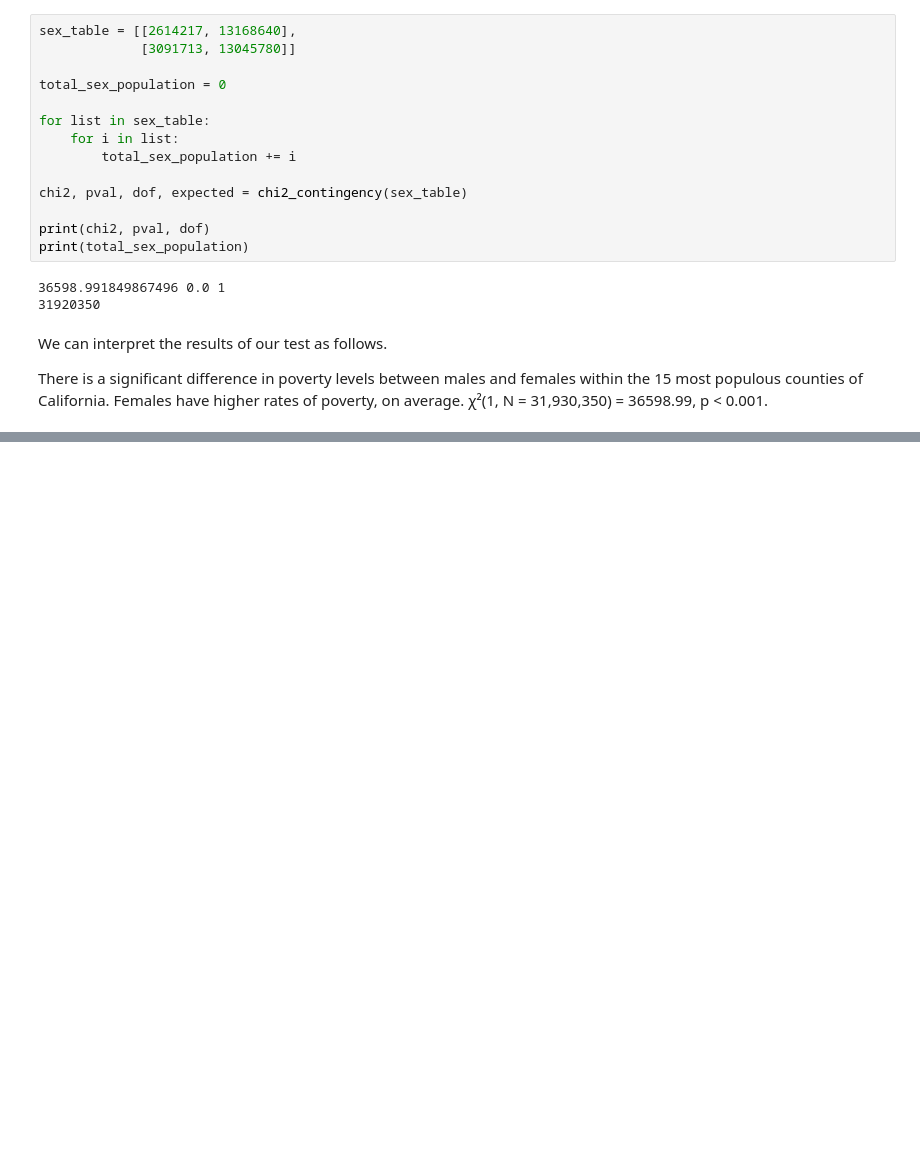
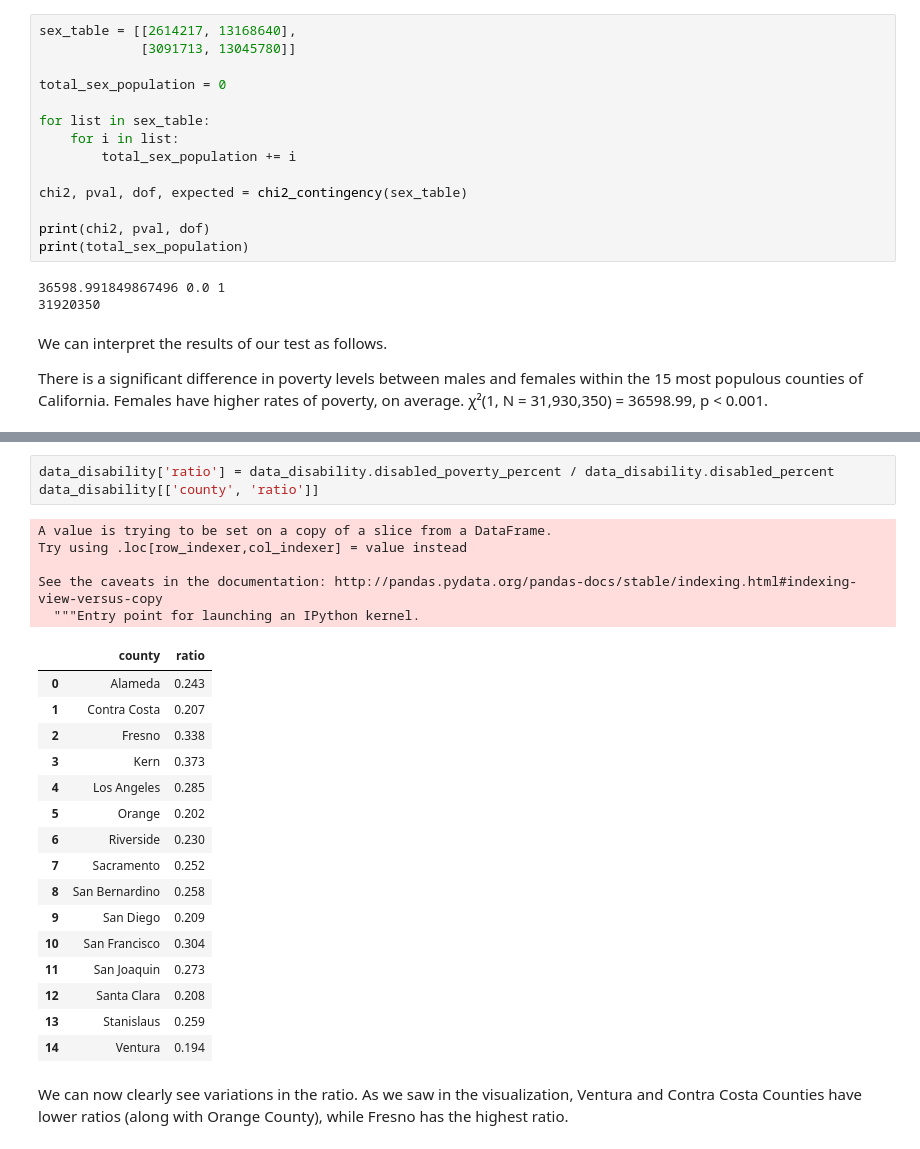
Before and after one commit to NWhite-7/Practice, a Jupyter notebook: ACS_CA_2017_analysis.ipynb, the cells around one changed output, grey strips where cells are left out. Drawn from its saved outputs; the diff is of its cells as text; blank space fills up the shorter version.

```diff
--- a/ACS_CA_2017_analysis.ipynb
+++ b/ACS_CA_2017_analysis.ipynb
@@ -450,0 +519,27 @@ There is a significant difference in poverty levels between males and females wi
+# %%
+data_disability['ratio'] = data_disability.disabled_poverty_percent / data_disability.disabled_percent
+data_disability[['county', 'ratio']]
+# %% [output]
+A value is trying to be set on a copy of a slice from a DataFrame.
+Try using .loc[row_indexer,col_indexer] = value instead
+
+See the caveats in the documentation: http://pandas.pydata.org/pandas-docs/stable/indexing.html#indexing-view-versus-copy
+  """Entry point for launching an IPython kernel.
+|  | county | ratio |
+| 0 | Alameda | 0.243 |
+| 1 | Contra Costa | 0.207 |
+| 2 | Fresno | 0.338 |
+| 3 | Kern | 0.373 |
+| 4 | Los Angeles | 0.285 |
+| 5 | Orange | 0.202 |
+| 6 | Riverside | 0.230 |
+| 7 | Sacramento | 0.252 |
+| 8 | San Bernardino | 0.258 |
+| 9 | San Diego | 0.209 |
+| 10 | San Francisco | 0.304 |
+| 11 | San Joaquin | 0.273 |
+| 12 | Santa Clara | 0.208 |
+| 13 | Stanislaus | 0.259 |
+| 14 | Ventura | 0.194 |
+# %% [markdown]
+We can now clearly see variations in the ratio. As we saw in the visualization, Ventura and Contra Costa Counties have lower ratios (along with Orange County), while Fresno has the highest ratio.
```
Also changed, not shown: parts of 5 cells of this notebook.
